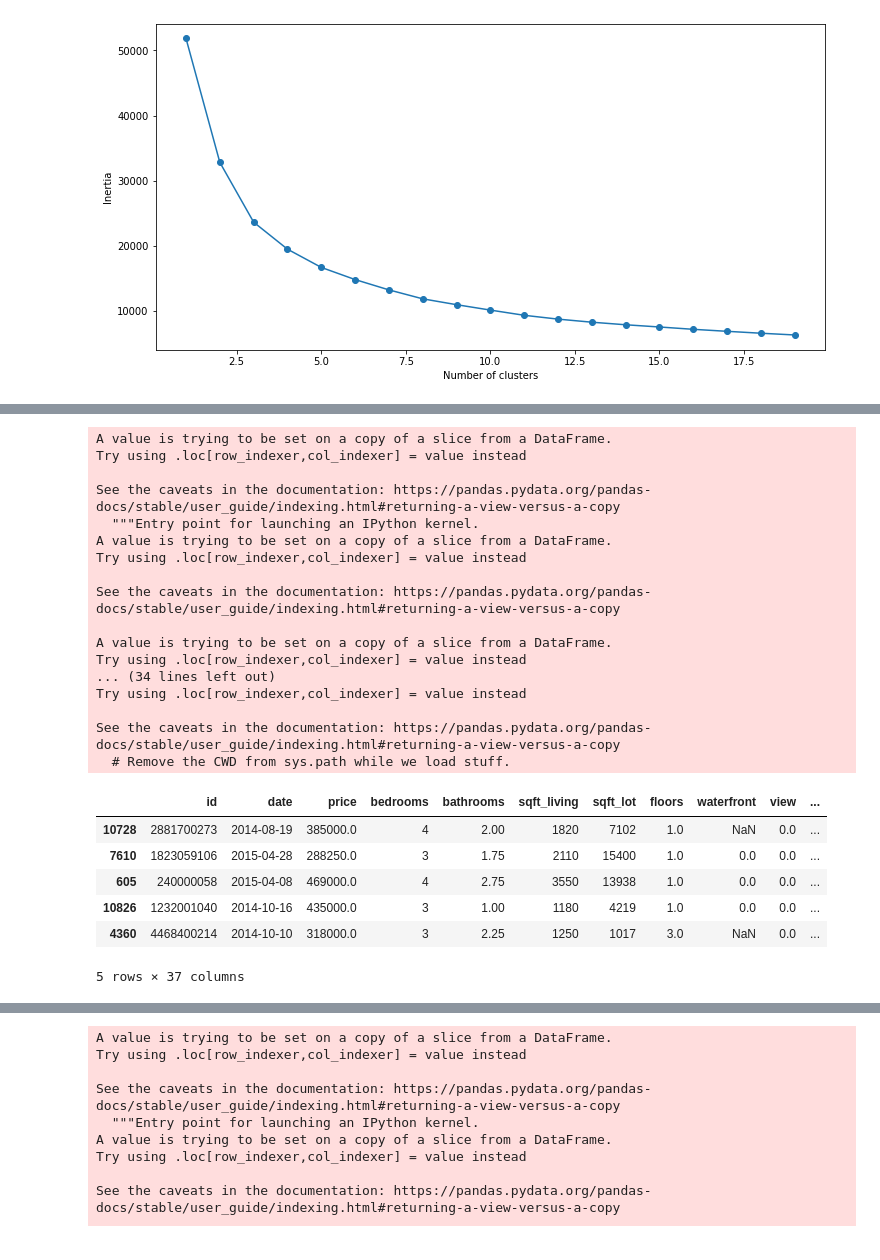
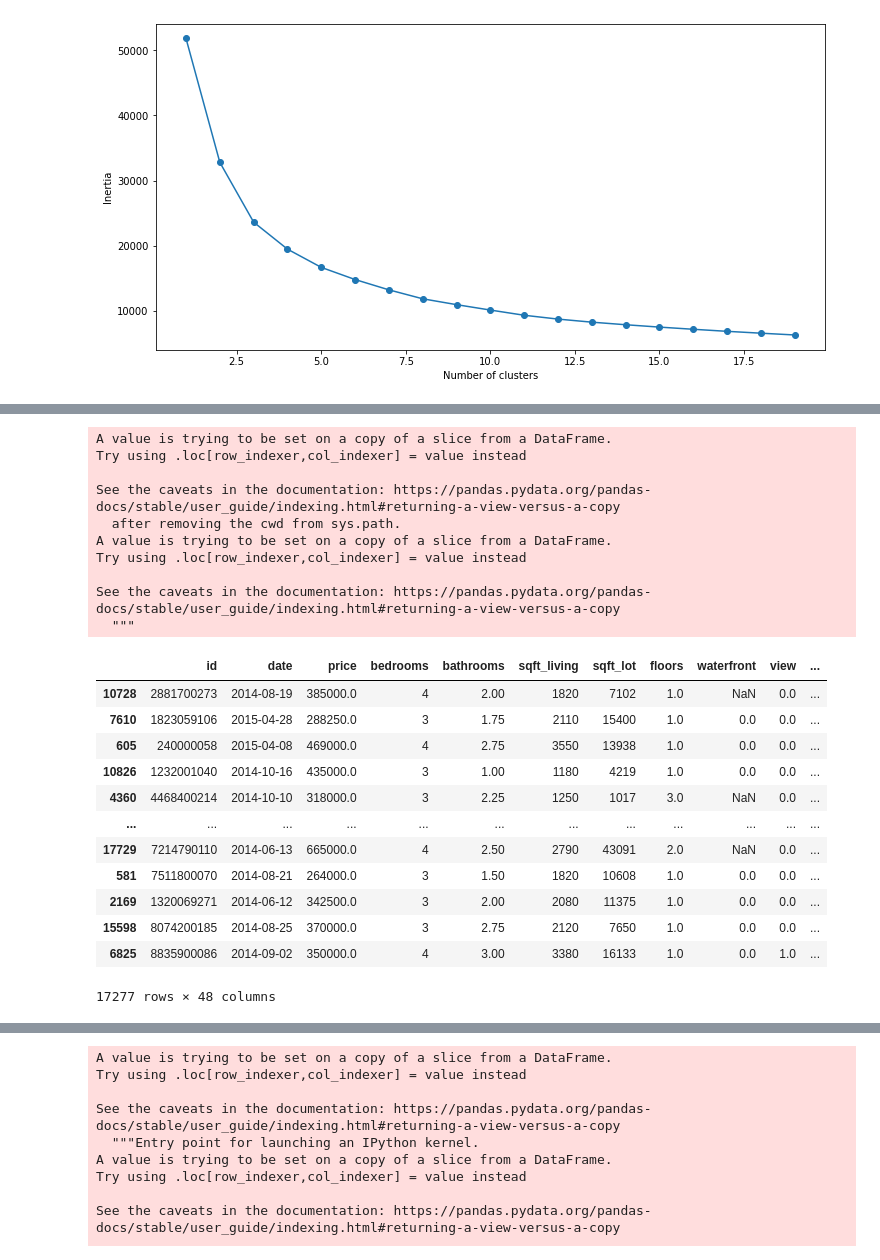
Before and after one commit to RavenNHW/Mod_2_Project, a Jupyter notebook: Executive Notebook.ipynb, the cells around one changed output, grey strips where cells are left out. Saved outputs shown, nothing was run; the diff lists cells and outputs as text; code cells hidden in the pictures.

```diff
--- a/Executive Notebook.ipynb
+++ b/Executive Notebook.ipynb
@@ -123,3 +82,0 @@ Name: floors, dtype: int64
-# %%
-df['split_level'] = df.floors % 1.0
-df.split_level.value_counts()
@@ -197,7 +121,7 @@ plt.ylabel('Inertia')
 Text(0, 0.5, 'Inertia')
 [figure]
 # %%
-kmeans = KMeans(n_jobs = -1, n_clusters = 5, init='k-means++')
+kmeans = KMeans(n_jobs = -1, n_clusters = 10, init='k-means++', random_state=16)
 kmeans.fit(train_scaled)
 train_pred = kmeans.predict(train_scaled)
 
@@ -208,6 +132,8 @@ train_frame['cluster'].value_counts()
 
 train_centers = kmeans.cluster_centers_
 train_centers_frame = pd.DataFrame(scaler.inverse_transform(train_centers), columns=['klat', 'klong', 'log'])[['klat','klong']]
+train_centers_frame.sort_values(by='klat', inplace=True)
+train_centers_frame.reset_index(drop=True, inplace=True)
 train_centers_frame
 # %% [output]
 |  | klat | klong |
@@ -225,0 +157,3 @@ plt.colorbar()
+# %%
+train_set['cluster'] = train_pred
+plt.scatter(train_set.long, train_set.lat, c=train_set.cluster)
@@ -252,3 +194,6 @@ def bearing_from(flat, flong, lat, long):
     delta_lon = abs(flong - long)
     bearing = np.arctan2(delta_lon, delta_fi)
     return bearing
+# %%
+drop_cols = train_set.columns[-9:]
+train_set.drop(columns=drop_cols, inplace=True)
@@ -255,37 +221,43 @@ def bearing_from(flat, flong, lat, long):
 # %%
-train_set['dist_c0'] = distance_from(train_centers_frame['klat'][0], train_centers_frame['klong'][0], train_set.lat, train_set.long)
-train_set['bear_c0'] = bearing_from(train_centers_frame['klat'][0], train_centers_frame['klong'][0], train_set.lat, train_set.long)
-train_set['dist_c1'] = distance_from(train_centers_frame['klat'][1], train_centers_frame['klong'][1], train_set.lat, train_set.long)
-train_set['bear_c1'] = bearing_from(train_centers_frame['klat'][1], train_centers_frame['klong'][1], train_set.lat, train_set.long)
-train_set['dist_c2'] = distance_from(train_centers_frame['klat'][2], train_centers_frame['klong'][2], train_set.lat, train_set.long)
-train_set['bear_c2'] = bearing_from(train_centers_frame['klat'][2], train_centers_frame['klong'][2], train_set.lat, train_set.long)
-train_set['dist_c3'] = distance_from(train_centers_frame['klat'][3], train_centers_frame['klong'][3], train_set.lat, train_set.long)
-train_set['bear_c3'] = bearing_from(train_centers_frame['klat'][3], train_centers_frame['klong'][3], train_set.lat, train_set.long)
-train_set['dist_c4'] = distance_from(train_centers_frame['klat'][4], train_centers_frame['klong'][4], train_set.lat, train_set.long)
-train_set['bear_c4'] = bearing_from(train_centers_frame['klat'][4], train_centers_frame['klong'][4], train_set.lat, train_set.long)
-train_set.head()
+for i in train_centers_frame.index:
+    dist_col_name = f'dist_c{i}'
+    bear_col_name = f'bear_c{i}'
+    train_set[dist_col_name] = distance_from(train_centers_frame.loc[i, 'klat'], train_centers_frame.loc[i, 'klong'], train_set.lat, train_set.long)
+    train_set[bear_col_name] = bearing_from(train_centers_frame.loc[i, 'klat'], train_centers_frame.loc[i, 'klong'], train_set.lat, train_set.long)
+
+# train_set['dist_c0'] = distance_from(train_centers_frame['klat'][0], train_centers_frame['klong'][0], train_set.lat, train_set.long)
+# train_set['bear_c0'] = bearing_from(train_centers_frame['klat'][0], train_centers_frame['klong'][0], train_set.lat, train_set.long)
+# train_set['dist_c1'] = distance_from(train_centers_frame['klat'][1], train_centers_frame['klong'][1], train_set.lat, train_set.long)
+# train_set['bear_c1'] = bearing_from(train_centers_frame['klat'][1], train_centers_frame['klong'][1], train_set.lat, train_set.long)
+# train_set['dist_c2'] = distance_from(train_centers_frame['klat'][2], train_centers_frame['klong'][2], train_set.lat, train_set.long)
+# train_set['bear_c2'] = bearing_from(train_centers_frame['klat'][2], train_centers_frame['klong'][2], train_set.lat, train_set.long)
+# # train_set['dist_c3'] = distance_from(train_centers_frame['klat'][3], train_centers_frame['klong'][3], train_set.lat, train_set.long)
+# # train_set['bear_c3'] = bearing_from(train_centers_frame['klat'][3], train_centers_frame['klong'][3], train_set.lat, train_set.long)
+# # train_set['dist_c4'] = distance_from(train_centers_frame['klat'][4], train_centers_frame['klong'][4], train_set.lat, train_set.long)
+# # train_set['bear_c4'] = bearing_from(train_centers_frame['klat'][4], train_centers_frame['klong'][4], train_set.lat, train_set.long)
+# train_set.drop(columns=['dist_c3', 'dist_c4', 'bear_c3', 'bear_c4'], inplace=True)
+train_set
 # %% [output]
 A value is trying to be set on a copy of a slice from a DataFrame.
 Try using .loc[row_indexer,col_indexer] = value instead
 
 See the caveats in the documentation: https://pandas.pydata.org/pandas-docs/stable/user_guide/indexing.html#returning-a-view-versus-a-copy
-  """Entry point for launching an IPython kernel.
+  after removing the cwd from sys.path.
 A value is trying to be set on a copy of a slice from a DataFrame.
 Try using .loc[row_indexer,col_indexer] = value instead
 
 See the caveats in the documentation: https://pandas.pydata.org/pandas-docs/stable/user_guide/indexing.html#returning-a-view-versus-a-copy
-
-A value is trying to be set on a copy of a slice from a DataFrame.
-Try using .loc[row_indexer,col_indexer] = value instead
-... (34 lines left out)
-Try using .loc[row_indexer,col_indexer] = value instead
-
-See the caveats in the documentation: https://pandas.pydata.org/pandas-docs/stable/user_guide/indexing.html#returning-a-view-versus-a-copy
-  # Remove the CWD from sys.path while we load stuff.
+  """
 |  | id | date | price | bedrooms | bathrooms | sqft_living | sqft_lot | floors | waterfront | view | ... |
 | 10728 | 2881700273 | 2014-08-19 | 385000.0 | 4 | 2.00 | 1820 | 7102 | 1.0 | NaN | 0.0 | ... |
 | 7610 | 1823059106 | 2015-04-28 | 288250.0 | 3 | 1.75 | 2110 | 15400 | 1.0 | 0.0 | 0.0 | ... |
 | 605 | 240000058 | 2015-04-08 | 469000.0 | 4 | 2.75 | 3550 | 13938 | 1.0 | 0.0 | 0.0 | ... |
 | 10826 | 1232001040 | 2014-10-16 | 435000.0 | 3 | 1.00 | 1180 | 4219 | 1.0 | 0.0 | 0.0 | ... |
 | 4360 | 4468400214 | 2014-10-10 | 318000.0 | 3 | 2.25 | 1250 | 1017 | 3.0 | NaN | 0.0 | ... |
+| ... | ... | ... | ... | ... | ... | ... | ... | ... | ... | ... | ... |
+| 17729 | 7214790110 | 2014-06-13 | 665000.0 | 4 | 2.50 | 2790 | 43091 | 2.0 | NaN | 0.0 | ... |
+| 581 | 7511800070 | 2014-08-21 | 264000.0 | 3 | 1.50 | 1820 | 10608 | 1.0 | 0.0 | 0.0 | ... |
+| 2169 | 1320069271 | 2014-06-12 | 342500.0 | 3 | 2.00 | 2080 | 11375 | 1.0 | 0.0 | 0.0 | ... |
+| 15598 | 8074200185 | 2014-08-25 | 370000.0 | 3 | 2.75 | 2120 | 7650 | 1.0 | 0.0 | 0.0 | ... |
+| 6825 | 8835900086 | 2014-09-02 | 350000.0 | 4 | 3.00 | 3380 | 16133 | 1.0 | 0.0 | 1.0 | ... |
-5 rows × 37 columns
+17277 rows × 48 columns
```
Also changed, not shown: parts of 20 cells of this notebook.
